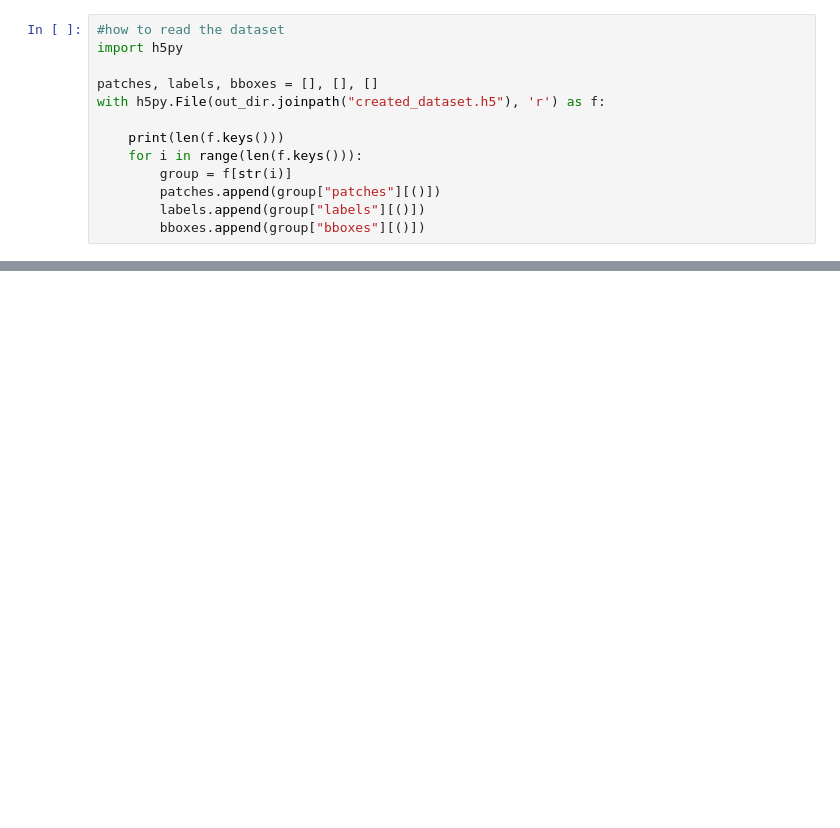
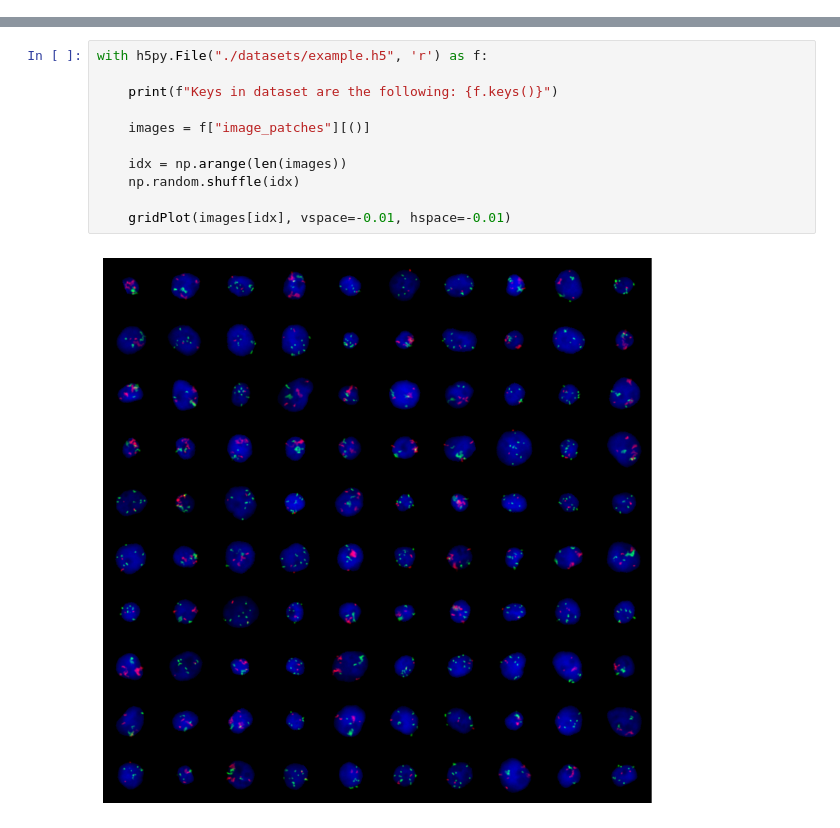
Before and after one commit to SimonBon/FISHPainter, a Jupyter notebook: notebook.ipynb, the cells around one changed output, grey strips where cells are left out. Drawn from its saved outputs; the diff is of its cells as text; blank space fills up the shorter version.

```diff
--- a/notebook.ipynb
+++ b/notebook.ipynb
@@ -90,13 +0,0 @@ dict_keys(['patches', 'labels', 'bboxes'])
-# %%
-#how to read the dataset
-import h5py
-
-patches, labels, bboxes = [], [], []
-with h5py.File(out_dir.joinpath("created_dataset.h5"), 'r') as f:
-
-    print(len(f.keys()))
-    for i in range(len(f.keys())):
-        group = f[str(i)]
-        patches.append(group["patches"][()])
-        labels.append(group["labels"][()])
-        bboxes.append(group["bboxes"][()])
@@ -108,0 +31,13 @@ len(patches), len(labels), len(bboxes)
+# %%
+with h5py.File("./datasets/example.h5", 'r') as f:
+
+    print(f"Keys in dataset are the following: {f.keys()}")
+
+    images = f["image_patches"][()]
+
+    idx = np.arange(len(images))
+    np.random.shuffle(idx)
+
+    gridPlot(images[idx], vspace=-0.01, hspace=-0.01)
+# %% [output]
+[figure, added]
```
Also changed, not shown: parts of 14 cells of this notebook, 16 other files.
